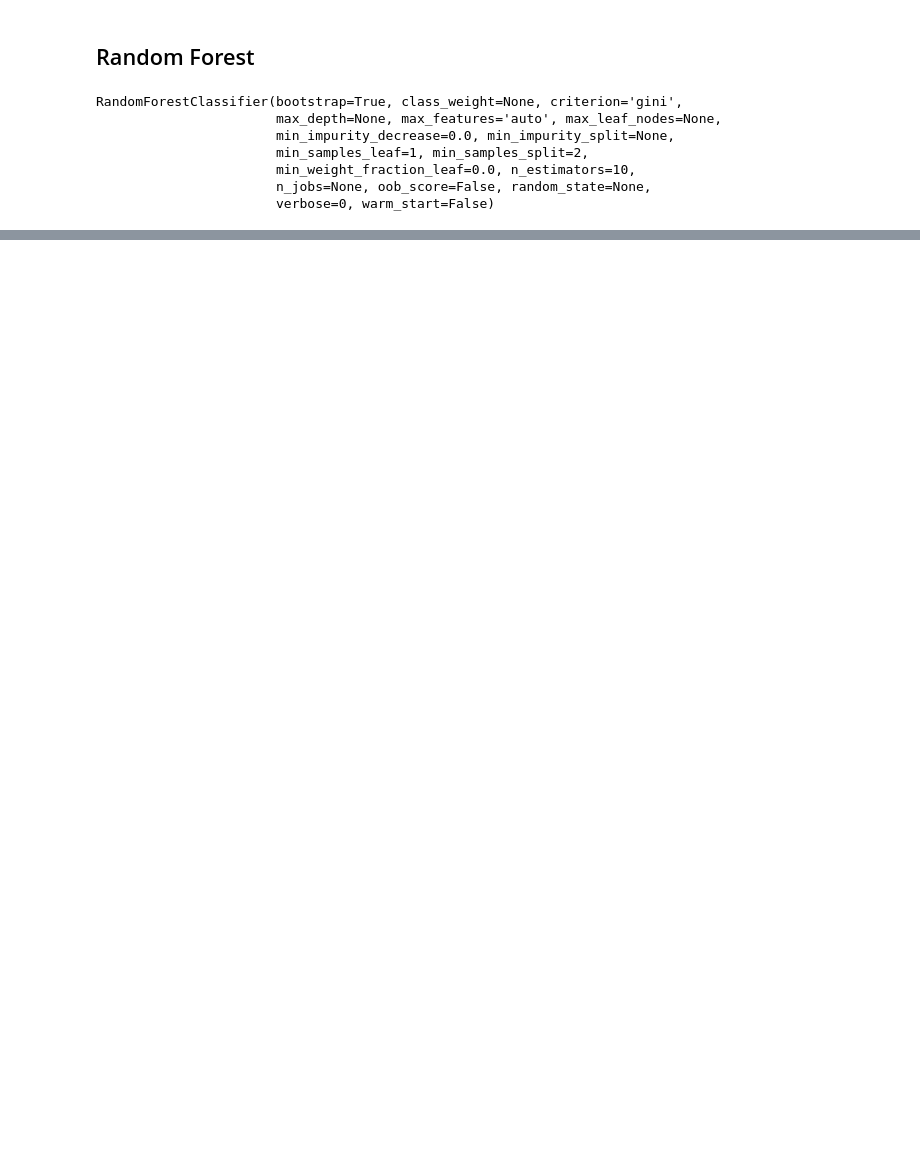
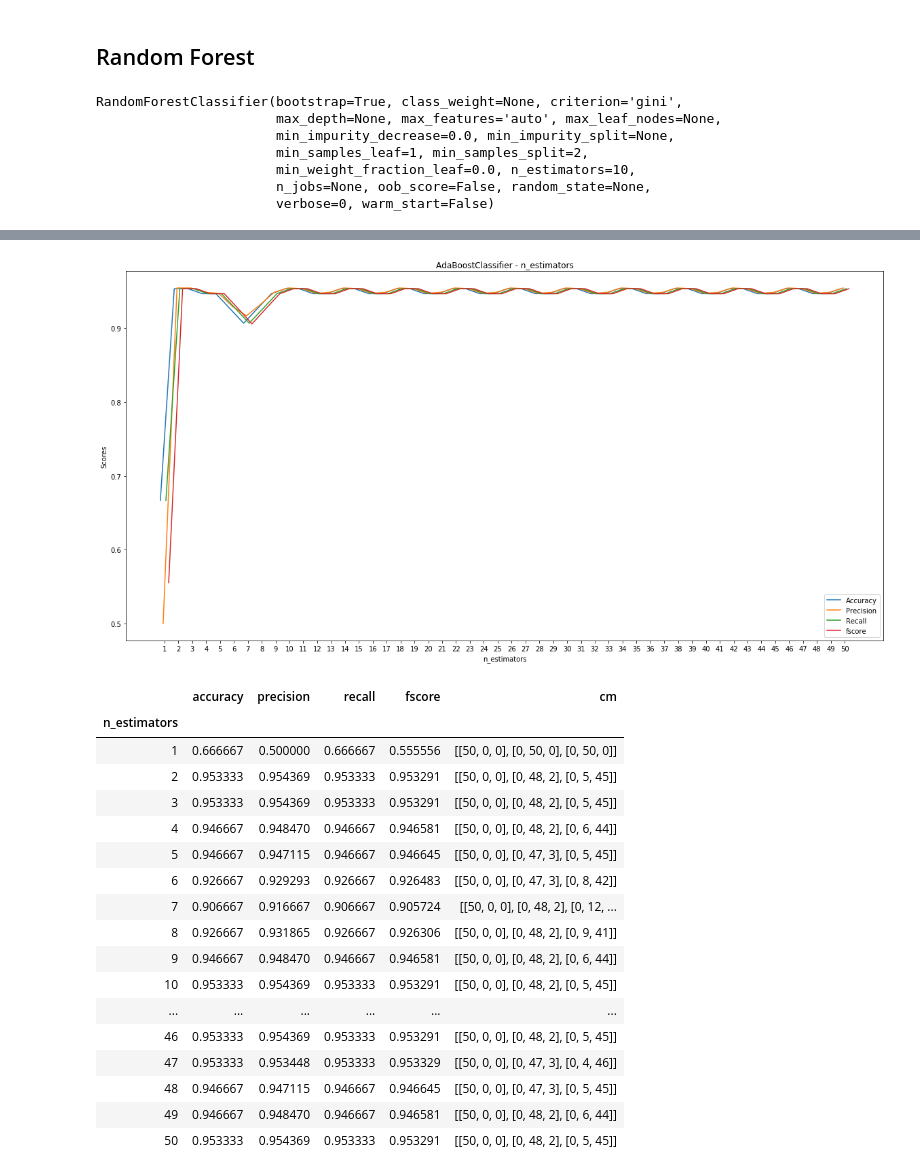
Before and after one commit to xenteros/data-science-training, a Jupyter notebook: Ensembles.ipynb, the cells around one changed output, grey strips where cells are left out. Saved outputs shown, nothing was run; the diff lists cells and outputs as text; code cells hidden in the pictures; blank space fills up the shorter version.

```diff
--- a/Ensembles.ipynb
+++ b/Ensembles.ipynb
@@ -546,0 +569,26 @@ df
+# %%
+ax, df = test_params(X, y, classes,
+                     AdaBoostClassifier,
+                     {'n_estimators': range(1, 51)})
+plt.show()
+df
+# %% [output]
+[figure, added]
+|  | accuracy | precision | recall | fscore | cm |
+| n_estimators |  |  |  |  |  |
+| 1 | 0.666667 | 0.500000 | 0.666667 | 0.555556 | [[50, 0, 0], [0, 50, 0], [0, 50, 0]] |
+| 2 | 0.953333 | 0.954369 | 0.953333 | 0.953291 | [[50, 0, 0], [0, 48, 2], [0, 5, 45]] |
+| 3 | 0.953333 | 0.954369 | 0.953333 | 0.953291 | [[50, 0, 0], [0, 48, 2], [0, 5, 45]] |
+| 4 | 0.946667 | 0.948470 | 0.946667 | 0.946581 | [[50, 0, 0], [0, 48, 2], [0, 6, 44]] |
+| 5 | 0.946667 | 0.947115 | 0.946667 | 0.946645 | [[50, 0, 0], [0, 47, 3], [0, 5, 45]] |
+| 6 | 0.926667 | 0.929293 | 0.926667 | 0.926483 | [[50, 0, 0], [0, 47, 3], [0, 8, 42]] |
+| 7 | 0.906667 | 0.916667 | 0.906667 | 0.905724 | [[50, 0, 0], [0, 48, 2], [0, 12, ... |
+| 8 | 0.926667 | 0.931865 | 0.926667 | 0.926306 | [[50, 0, 0], [0, 48, 2], [0, 9, 41]] |
+| 9 | 0.946667 | 0.948470 | 0.946667 | 0.946581 | [[50, 0, 0], [0, 48, 2], [0, 6, 44]] |
+| 10 | 0.953333 | 0.954369 | 0.953333 | 0.953291 | [[50, 0, 0], [0, 48, 2], [0, 5, 45]] |
+| ... | ... | ... | ... | ... | ... |
+| 46 | 0.953333 | 0.954369 | 0.953333 | 0.953291 | [[50, 0, 0], [0, 48, 2], [0, 5, 45]] |
+| 47 | 0.953333 | 0.953448 | 0.953333 | 0.953329 | [[50, 0, 0], [0, 47, 3], [0, 4, 46]] |
+| 48 | 0.946667 | 0.947115 | 0.946667 | 0.946645 | [[50, 0, 0], [0, 47, 3], [0, 5, 45]] |
+| 49 | 0.946667 | 0.948470 | 0.946667 | 0.946581 | [[50, 0, 0], [0, 48, 2], [0, 6, 44]] |
+| 50 | 0.953333 | 0.954369 | 0.953333 | 0.953291 | [[50, 0, 0], [0, 48, 2], [0, 5, 45]] |
```
Also changed, not shown: parts of 17 cells of this notebook.
